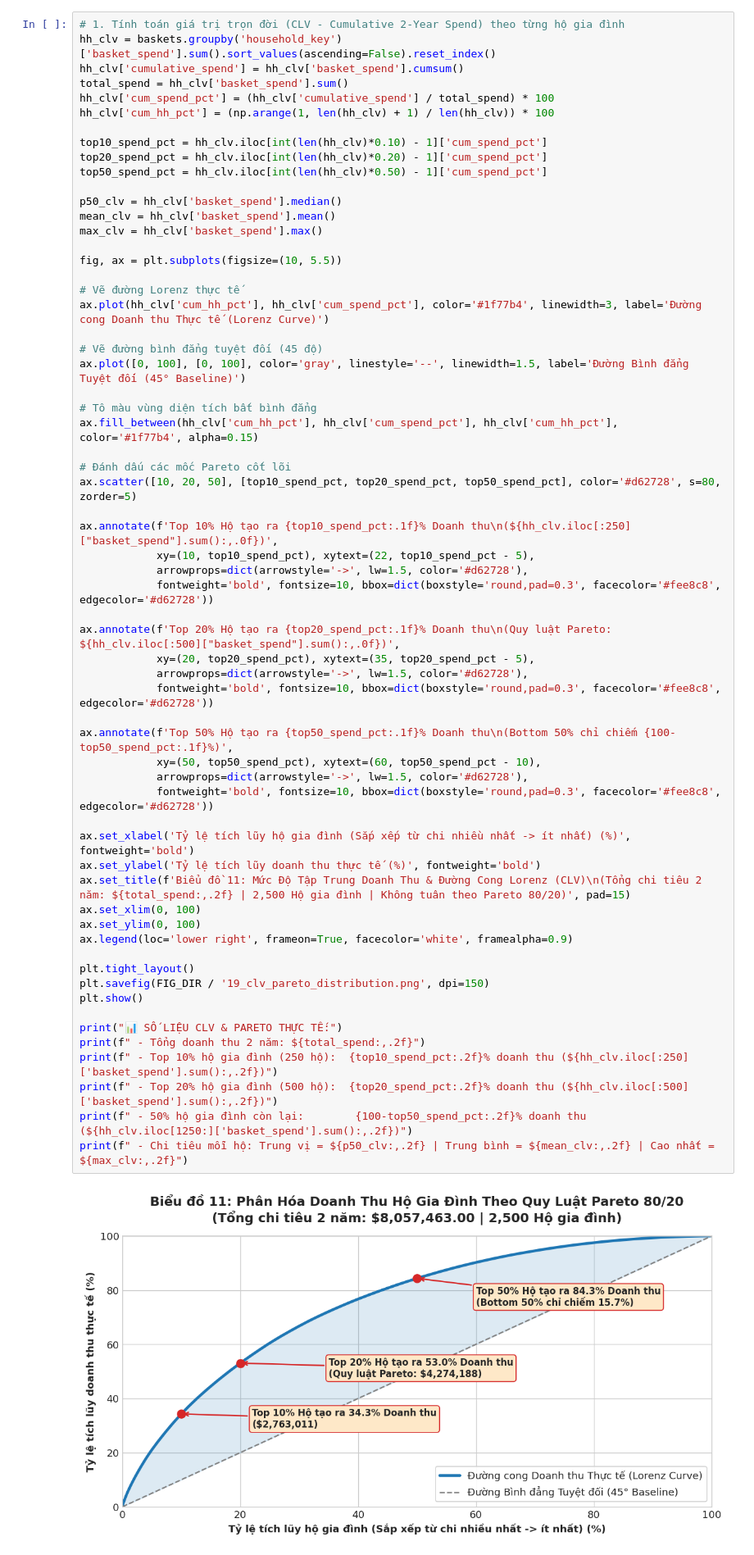
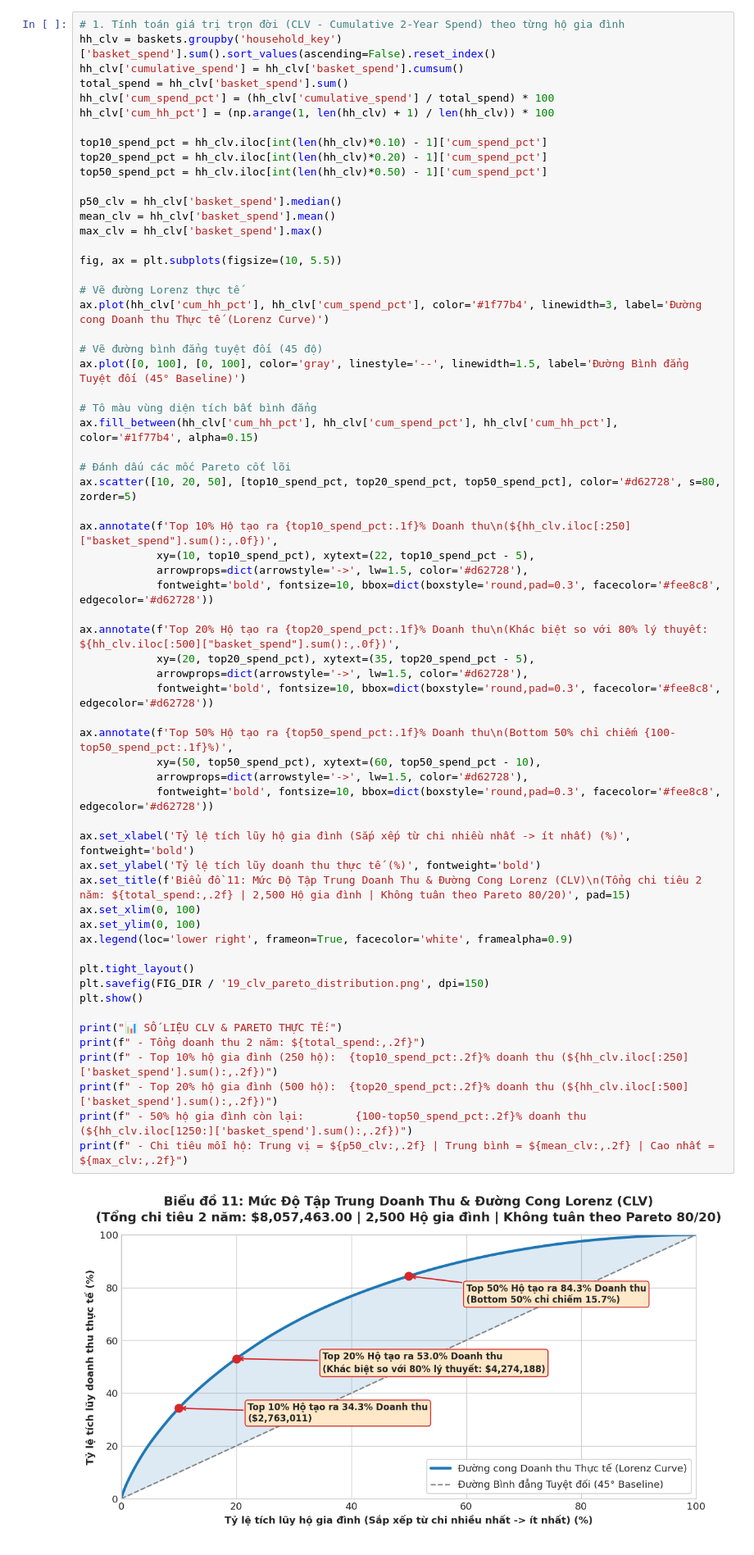
Before and after one commit to kien3007/purchasing-propensity-model, a Jupyter notebook: notebooks/01_eda_and_data_quality.ipynb, the cells around one changed output. Shown at 82% size. Cells and saved outputs as stored; diff of their text form.

```diff
--- a/notebooks/01_eda_and_data_quality.ipynb
+++ b/notebooks/01_eda_and_data_quality.ipynb
@@ -547,35 +547,35 @@ ax.annotate(f'Top 10% Hộ tạo ra {top10_spend_pct:.1f}% Doanh thu\n(${hh_clv.
             arrowprops=dict(arrowstyle='->', lw=1.5, color='#d62728'),
             fontweight='bold', fontsize=10, bbox=dict(boxstyle='round,pad=0.3', facecolor='#fee8c8', edgecolor='#d62728'))
 
-ax.annotate(f'Top 20% Hộ tạo ra {top20_spend_pct:.1f}% Doanh thu\n(Quy luật Pareto: ${hh_clv.iloc[:500]["basket_spend"].sum():,.0f})',
+ax.annotate(f'Top 20% Hộ tạo ra {top20_spend_pct:.1f}% Doanh thu\n(Khác biệt so với 80% lý thuyết: ${hh_clv.iloc[:500]["basket_spend"].sum():,.0f})',
             xy=(20, top20_spend_pct), xytext=(35, top20_spend_pct - 5),
             arrowprops=dict(arrowstyle='->', lw=1.5, color='#d62728'),
             fontweight='bold', fontsize=10, bbox=dict(boxstyle='round,pad=0.3', facecolor='#fee8c8', edgecolor='#d62728'))
 
 ax.annotate(f'Top 50% Hộ tạo ra {top50_spend_pct:.1f}% Doanh thu\n(Bottom 50% chỉ chiếm {100-top50_spend_pct:.1f}%)',
             xy=(50, top50_spend_pct), xytext=(60, top50_spend_pct - 10),
             arrowprops=dict(arrowstyle='->', lw=1.5, color='#d62728'),
             fontweight='bold', fontsize=10, bbox=dict(boxstyle='round,pad=0.3', facecolor='#fee8c8', edgecolor='#d62728'))
 
 ax.set_xlabel('Tỷ lệ tích lũy hộ gia đình (Sắp xếp từ chi nhiều nhất -> ít nhất) (%)', fontweight='bold')
 ax.set_ylabel('Tỷ lệ tích lũy doanh thu thực tế (%)', fontweight='bold')
 ax.set_title(f'Biểu đồ 11: Mức Độ Tập Trung Doanh Thu & Đường Cong Lorenz (CLV)\n(Tổng chi tiêu 2 năm: ${total_spend:,.2f} | 2,500 Hộ gia đình | Không tuân theo Pareto 80/20)', pad=15)
 ax.set_xlim(0, 100)
 ax.set_ylim(0, 100)
 ax.legend(loc='lower right', frameon=True, facecolor='white', framealpha=0.9)
 
 plt.tight_layout()
 plt.savefig(FIG_DIR / '19_clv_pareto_distribution.png', dpi=150)
 plt.show()
 
 print("📊 SỐ LIỆU CLV & PARETO THỰC TẾ:")
 print(f" - Tổng doanh thu 2 năm: ${total_spend:,.2f}")
 print(f" - Top 10% hộ gia đình (250 hộ):  {top10_spend_pct:.2f}% doanh thu (${hh_clv.iloc[:250]['basket_spend'].sum():,.2f})")
 print(f" - Top 20% hộ gia đình (500 hộ):  {top20_spend_pct:.2f}% doanh thu (${hh_clv.iloc[:500]['basket_spend'].sum():,.2f})")
 print(f" - 50% hộ gia đình còn lại:        {100-top50_spend_pct:.2f}% doanh thu (${hh_clv.iloc[1250:]['basket_spend'].sum():,.2f})")
 print(f" - Chi tiêu mỗi hộ: Trung vị = ${p50_clv:,.2f} | Trung bình = ${mean_clv:,.2f} | Cao nhất = ${max_clv:,.2f}")
 # %% [output]
-[figure, old version]
+[figure, new version]
 📊 SỐ LIỆU CLV & PARETO THỰC TẾ:
  - Tổng doanh thu 2 năm: $8,057,463.00
  - Top 10% hộ gia đình (250 hộ):  34.29% doanh thu ($2,763,010.75)
```
Also changed, not shown: parts of 5 cells of this notebook, 5 other files.
